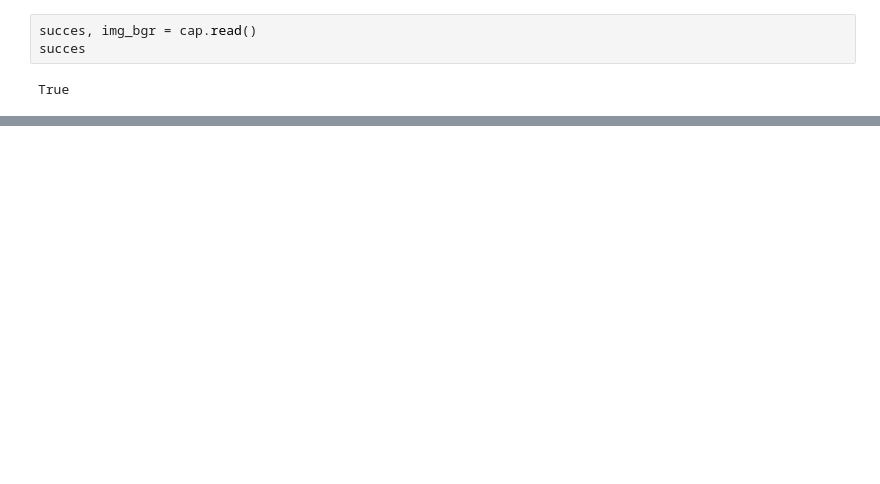
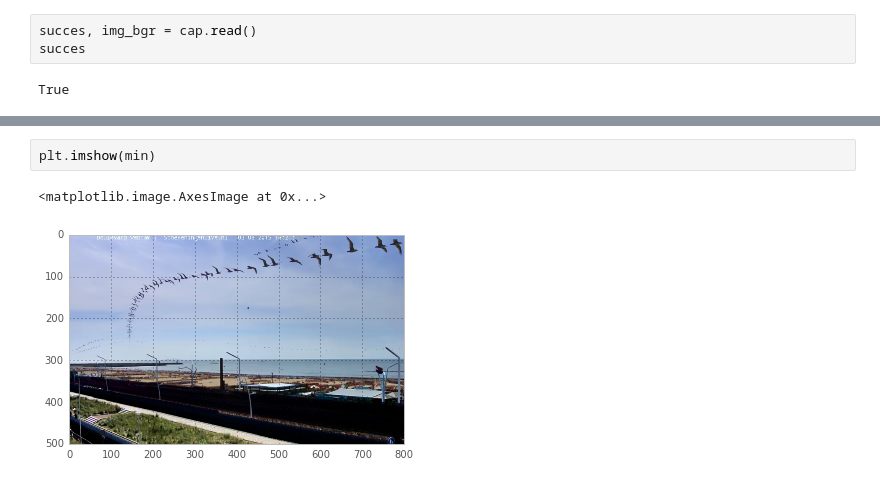
Before and after one commit to SiggyF/notebooks, a Jupyter notebook: argus1star.ipynb, the cells around one changed output, grey strips where cells are left out. Drawn from its saved outputs; the diff is of its cells as text; blank space fills up the shorter version.

```diff
--- a/argus1star.ipynb
+++ b/argus1star.ipynb
@@ -91,0 +104,5 @@ plt.imshow(np.sqrt(var), cmap=cmocean.cm.optiond, vmax=9)
+# %%
+plt.imshow(min)
+# %% [output]
+<matplotlib.image.AxesImage at 0x...>
+[figure, added]
```
Also changed, not shown: parts of 7 cells of this notebook.
